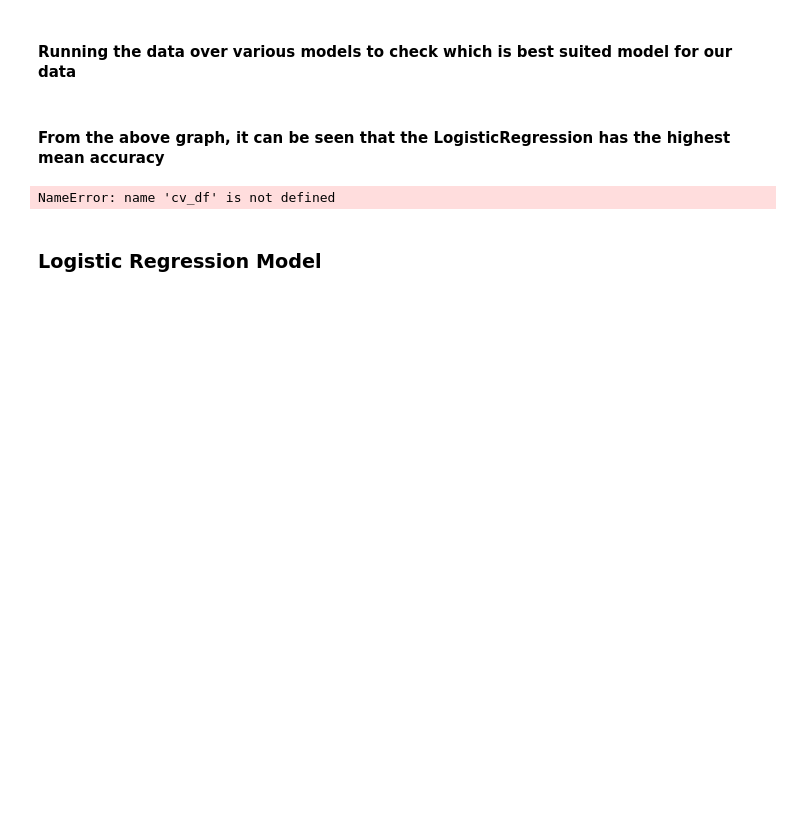
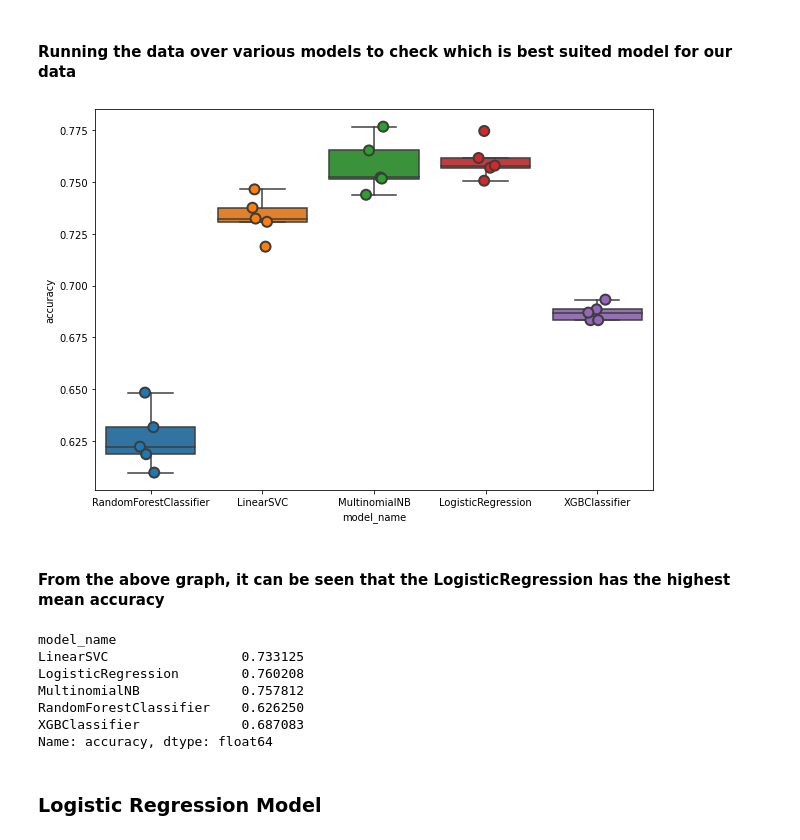
Before and after one commit to HudaKas/Electric-Cars, a Jupyter notebook: EVs tweets stock analysis.ipynb, the cells around one changed output. Saved outputs shown, nothing was run; the diff lists cells and outputs as text; code cells hidden in the pictures; blank space fills up the shorter version.

Commit message:
add more image for readme

```diff
--- a/EVs tweets stock analysis.ipynb
+++ b/EVs tweets stock analysis.ipynb
@@ -851,39 +851,47 @@ F1 Score  is the harmonic mean of Precision and Recall and gives a better measur
 # %% [markdown]
 #### Running the data over various models to check which is best suited model for our data
 # %%
-# models = [
-#     RandomForestClassifier(n_estimators=200, max_depth=3, random_state=0),
-#     LinearSVC(),
-#     MultinomialNB(),
-#     LogisticRegression(random_state=0),
-#     XGBClassifier()
-# ]
-# CV = 5
-# cv_df = pd.DataFrame(index=range(CV * len(models)))
-# entries = []
-# for model in models:
-#     model_name = model.__class__.__name__
-#     accuracies = cross_val_score(model, X_train_tf, y_train, scoring='accuracy', cv=CV)
-#     for fold_idx, accuracy in enumerate(accuracies):
-#         entries.append((model_name, fold_idx, accuracy))
-# cv_df = pd.DataFrame(entries, columns=['model_name', 'fold_idx', 'accuracy'])
+models = [
+    RandomForestClassifier(n_estimators=200, max_depth=3, random_state=0),
+    LinearSVC(),
+    MultinomialNB(),
+    LogisticRegression(random_state=0),
+    XGBClassifier()
+]
+CV = 5
+cv_df = pd.DataFrame(index=range(CV * len(models)))
+entries = []
+for model in models:
+    model_name = model.__class__.__name__
+    accuracies = cross_val_score(model, X_train_tf, y_train, scoring='accuracy', cv=CV)
+    for fold_idx, accuracy in enumerate(accuracies):
+        entries.append((model_name, fold_idx, accuracy))
+cv_df = pd.DataFrame(entries, columns=['model_name', 'fold_idx', 'accuracy'])
 
-# import seaborn as sns
-# plt.subplots(figsize = (10,7))
-# sns.boxplot(x='model_name', y='accuracy', data=cv_df)
-# sns.stripplot(x='model_name', y='accuracy', data=cv_df,
-#               size=10, jitter=True, edgecolor="gray", linewidth=2)
+import seaborn as sns
+plt.subplots(figsize = (10,7))
+sns.boxplot(x='model_name', y='accuracy', data=cv_df)
+sns.stripplot(x='model_name', y='accuracy', data=cv_df,
+              size=10, jitter=True, edgecolor="gray", linewidth=2)
 
-# plt.show()
+plt.show()
 
-# #https://towardsdatascience.com/quickly-test-multiple-models-a98477476f0
+#https://towardsdatascience.com/quickly-test-multiple-models-a98477476f0
+# %% [output]
+[figure, added]
 # %% [markdown]
 #### From the above graph, it can be seen that the LogisticRegression  has the highest mean accuracy
 # %%
 # check the mean of the accuracy for each model
 cv_df.groupby('model_name').accuracy.mean()
 # %% [output]
-NameError: name 'cv_df' is not defined
+model_name
+LinearSVC                 0.733125
+LogisticRegression        0.760208
+MultinomialNB             0.757812
+RandomForestClassifier    0.626250
+XGBClassifier             0.687083
+Name: accuracy, dtype: float64
 # %% [markdown]
 ### Logistic Regression Model
 # %%
```
Also changed, not shown: parts of 16 cells of this notebook, 3 other files.
